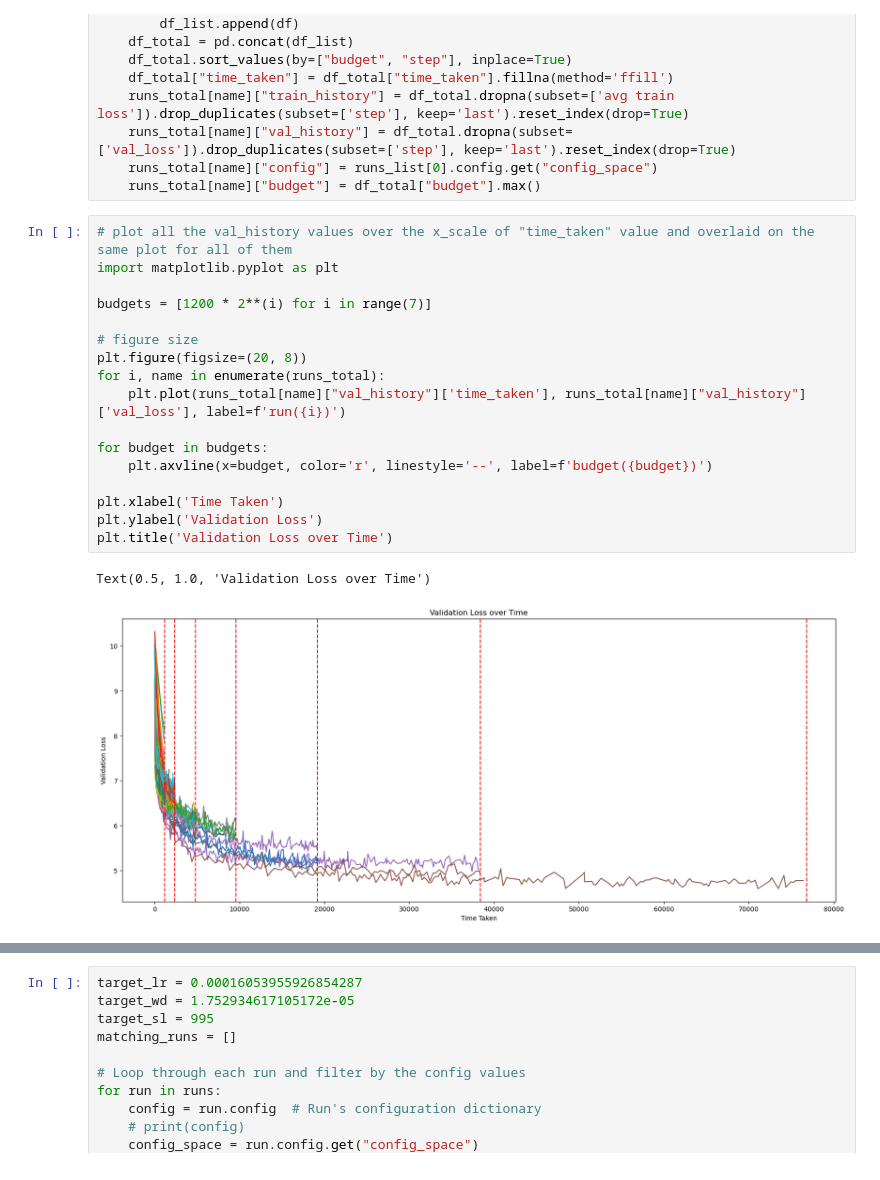
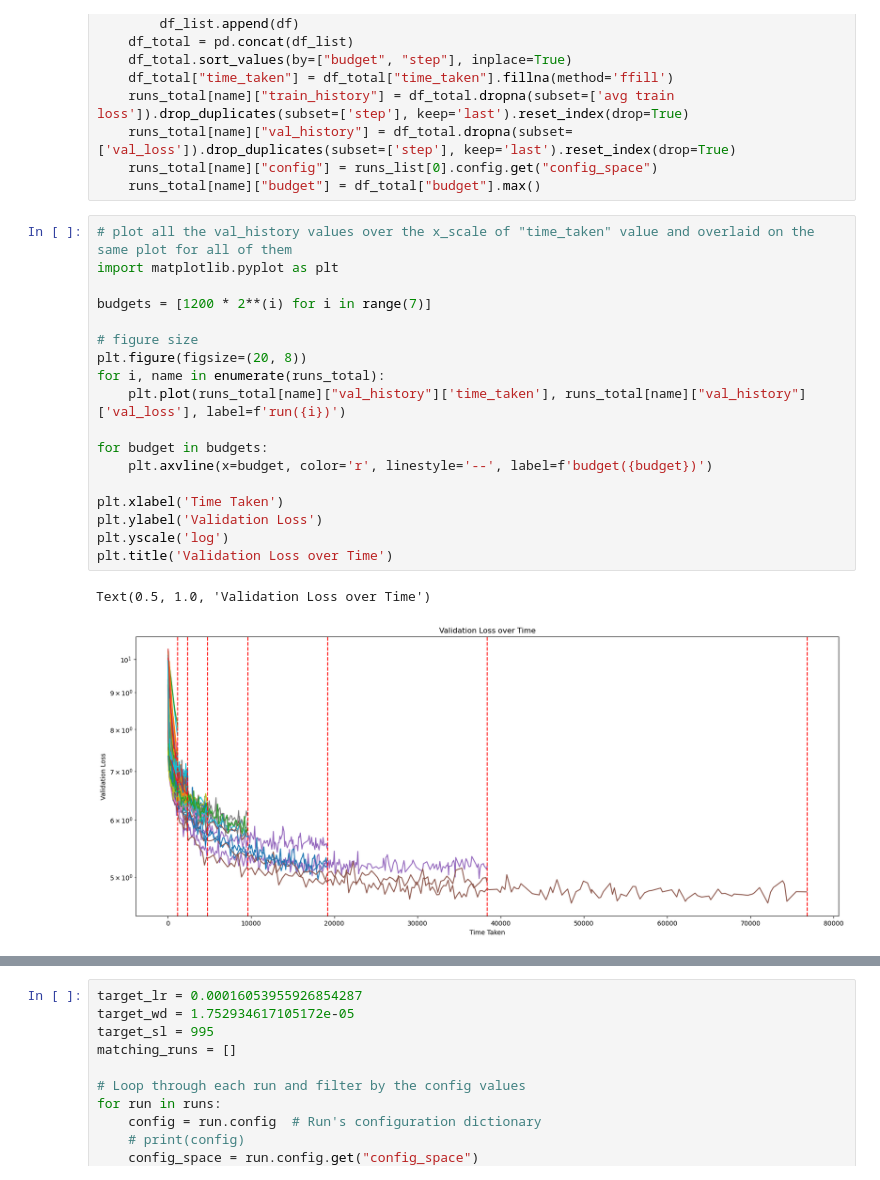
Before and after one commit to omarswelam/llm.c, a Jupyter notebook: HPO_playground.ipynb, the cells around one changed output, grey strips where cells are left out. Saved outputs shown, nothing was run; the diff lists cells and outputs as text.

```diff
--- a/HPO_playground.ipynb
+++ b/HPO_playground.ipynb
@@ -53,23 +55,24 @@ for name in runs_total:
 # %%
 # plot all the val_history values over the x_scale of "time_taken" value and overlaid on the same plot for all of them
 import matplotlib.pyplot as plt
 
 budgets = [1200 * 2**(i) for i in range(7)]
 
 # figure size
 plt.figure(figsize=(20, 8))
 for i, name in enumerate(runs_total):
     plt.plot(runs_total[name]["val_history"]['time_taken'], runs_total[name]["val_history"]['val_loss'], label=f'run({i})')
 
 for budget in budgets:
     plt.axvline(x=budget, color='r', linestyle='--', label=f'budget({budget})')
 
 plt.xlabel('Time Taken')
 plt.ylabel('Validation Loss')
+plt.yscale('log')
 plt.title('Validation Loss over Time')
 # %% [output]
 Text(0.5, 1.0, 'Validation Loss over Time')
-[figure, old version]
+[figure, new version]
 # %%
 budgets = [1200 * 2**(i) for i in range(7)]
 
```
Also changed, not shown: parts of 13 cells of this notebook.
